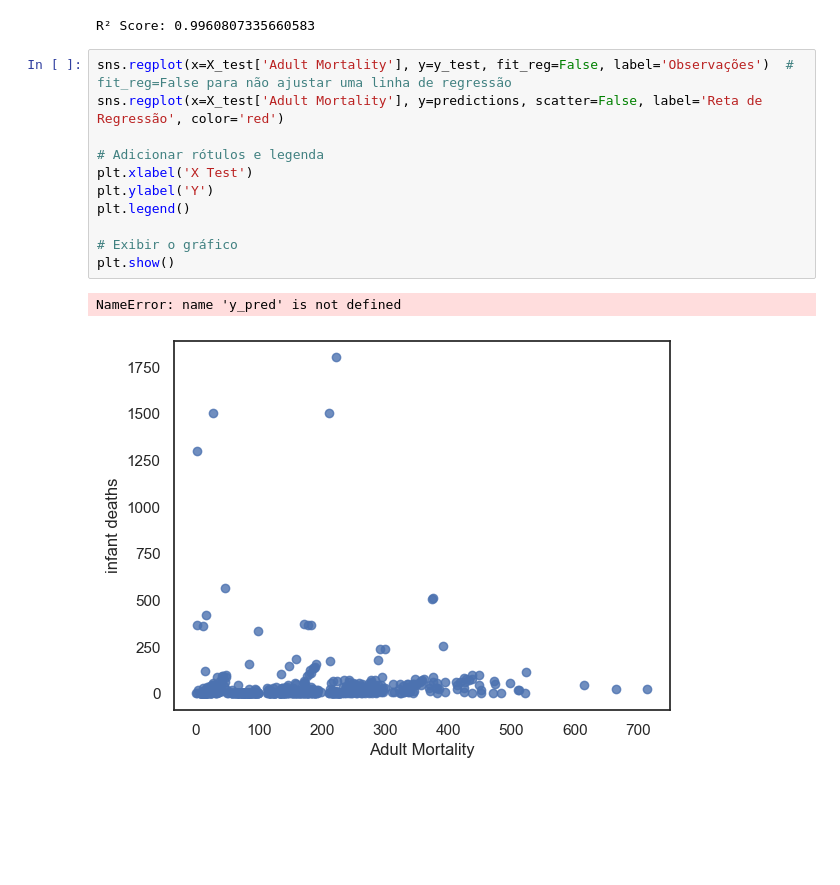
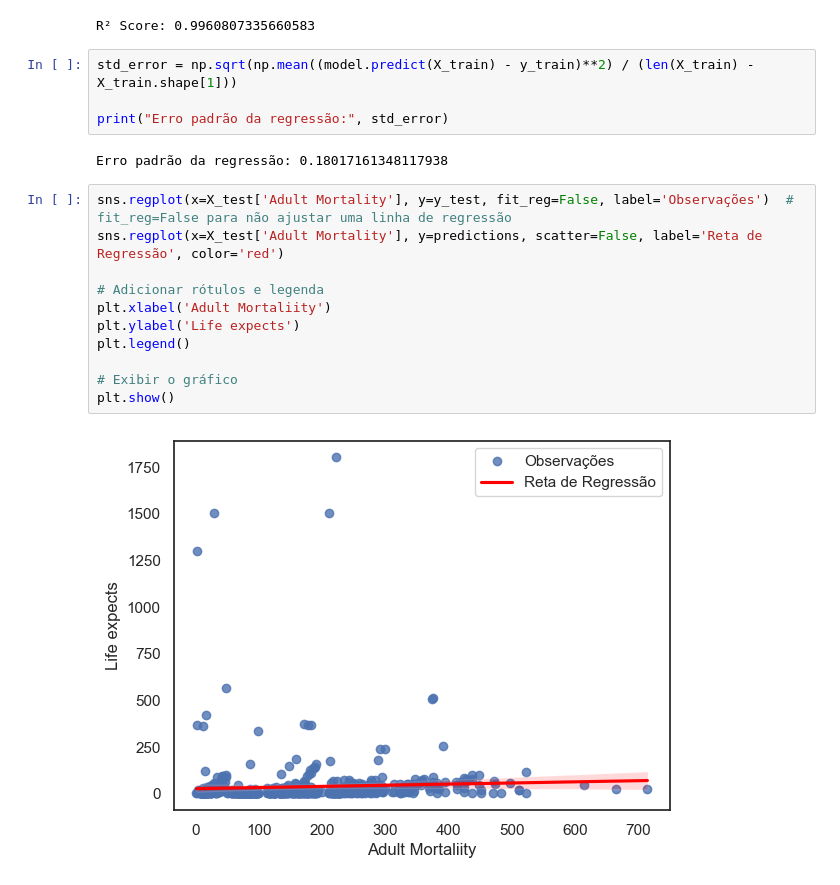
Before and after one commit to laraesquivel/RegressaoLinear, a Jupyter notebook: life_expectancy/machine_lern.ipynb, the cells around one changed output. Cells and saved outputs as stored; diff of their text form; blank space fills up the shorter version.

```diff
--- a/life_expectancy/machine_lern.ipynb
+++ b/life_expectancy/machine_lern.ipynb
@@ -71,17 +69,22 @@ r2 = r2_score(y_test, predictions)
 print(f'R² Score: {r2}')
 # %% [output]
 R² Score: 0.9960807335660583
+# %%
+std_error = np.sqrt(np.mean((model.predict(X_train) - y_train)**2) / (len(X_train) - X_train.shape[1]))
+
+print("Erro padrão da regressão:", std_error)
+# %% [output]
+Erro padrão da regressão: 0.18017161348117938
 # %%
 sns.regplot(x=X_test['Adult Mortality'], y=y_test, fit_reg=False, label='Observações')  # fit_reg=False para não ajustar uma linha de regressão
 sns.regplot(x=X_test['Adult Mortality'], y=predictions, scatter=False, label='Reta de Regressão', color='red')
 
 # Adicionar rótulos e legenda
-plt.xlabel('X Test')
-plt.ylabel('Y')
+plt.xlabel('Adult Mortaliity')
+plt.ylabel('Life expects')
 plt.legend()
 
 # Exibir o gráfico
 plt.show()
 # %% [output]
-NameError: name 'y_pred' is not defined
-[figure, old version]
+[figure, new version]
```
Also changed, not shown: parts of 1 cell of this notebook, 6 other files.
